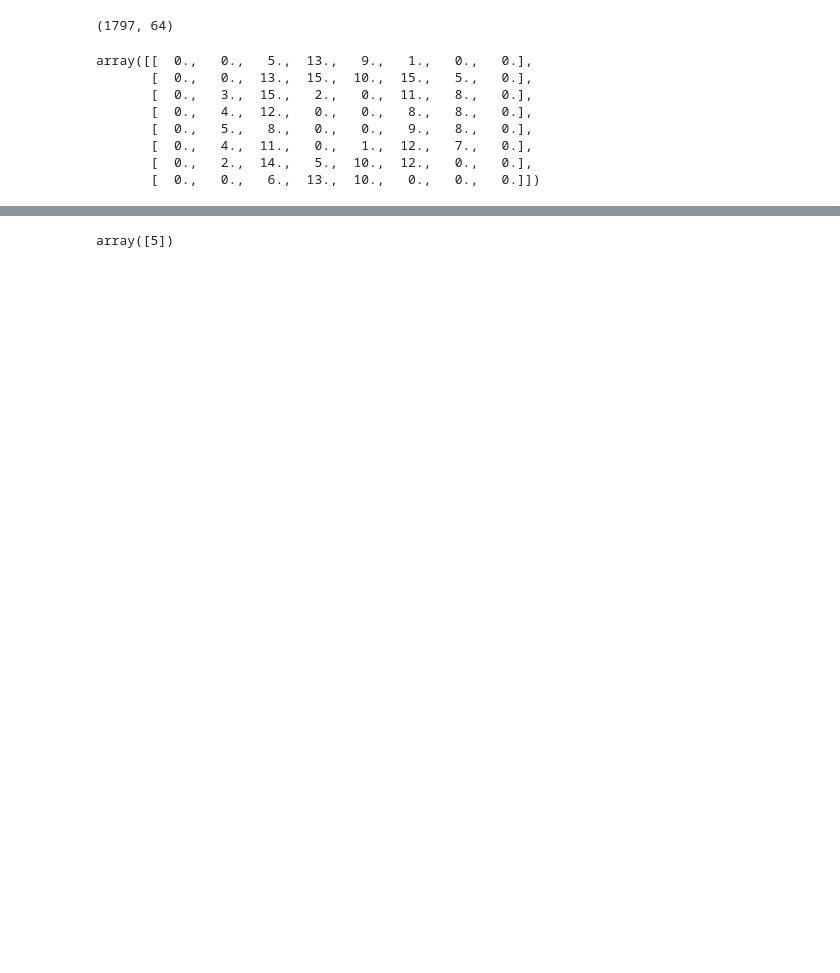
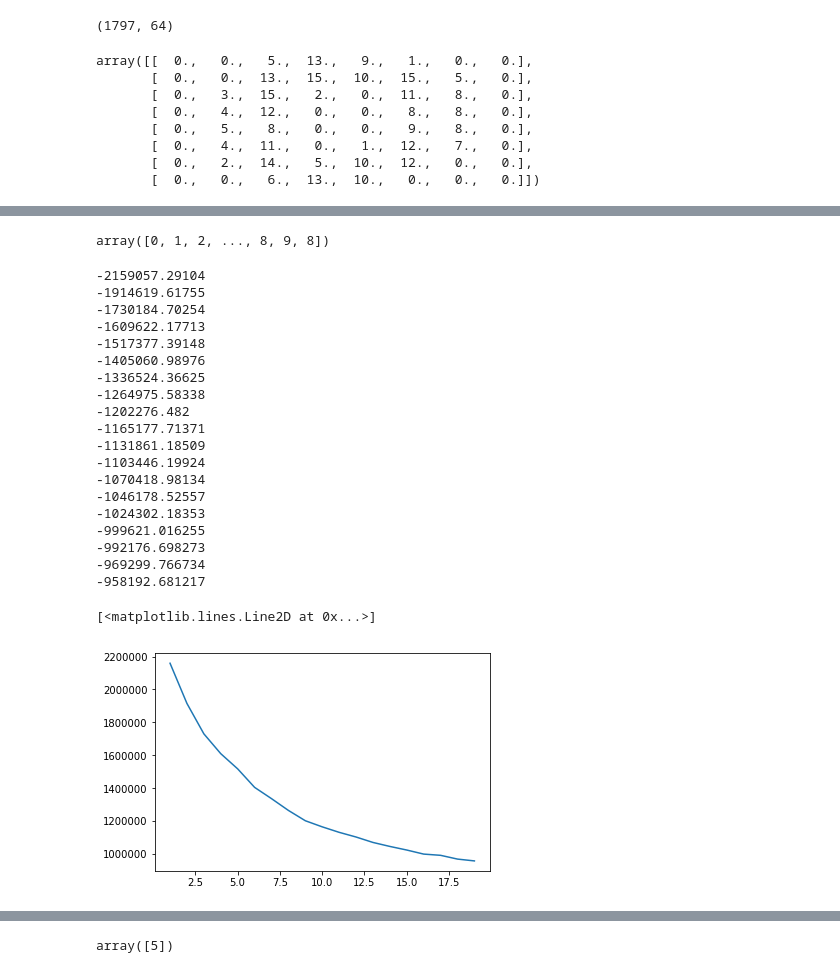
Before and after one commit to edyoda/data-science-ml-foundation-10, a Jupyter notebook: New 26 - k Means Clustering.ipynb, the cells around one changed output, grey strips where cells are left out. Saved outputs shown, nothing was run; the diff lists cells and outputs as text; code cells hidden in the pictures; blank space fills up the shorter version.

```diff
--- a/New 26 - k Means Clustering.ipynb
+++ b/New 26 - k Means Clustering.ipynb
@@ -27,3 +29,7 @@ KMeans(algorithm='auto', copy_x=True, init='k-means++', max_iter=300,
     random_state=0, tol=0.0001, verbose=0)
+# %%
+digits.target
+# %% [output]
+array([0, 1, 2, ..., 8, 9, 8])
 # %%
 clusters = kmeans.predict(digits.data)
@@ -29,0 +39,31 @@ clusters = kmeans.predict(digits.data)
+# %%
+cost = []
+for i in range(1,20):
+    kmeans = KMeans(n_clusters=i, random_state=0)
+    kmeans.fit(digits.data)
+    print (kmeans.score(digits.data))
+    cost.append(-1 * kmeans.score(digits.data))
+
+plt.plot(range(1,20),cost)
+# %% [output]
+-2159057.29104
+-1914619.61755
+-1730184.70254
+-1609622.17713
+-1517377.39148
+-1405060.98976
+-1336524.36625
+-1264975.58338
+-1202276.482
+-1165177.71371
+-1131861.18509
+-1103446.19924
+-1070418.98134
+-1046178.52557
+-1024302.18353
+-999621.016255
+-992176.698273
+-969299.766734
+-958192.681217
+[<matplotlib.lines.Line2D at 0x...>]
+[figure, added]
```
Also changed, not shown: parts of 35 cells of this notebook.
